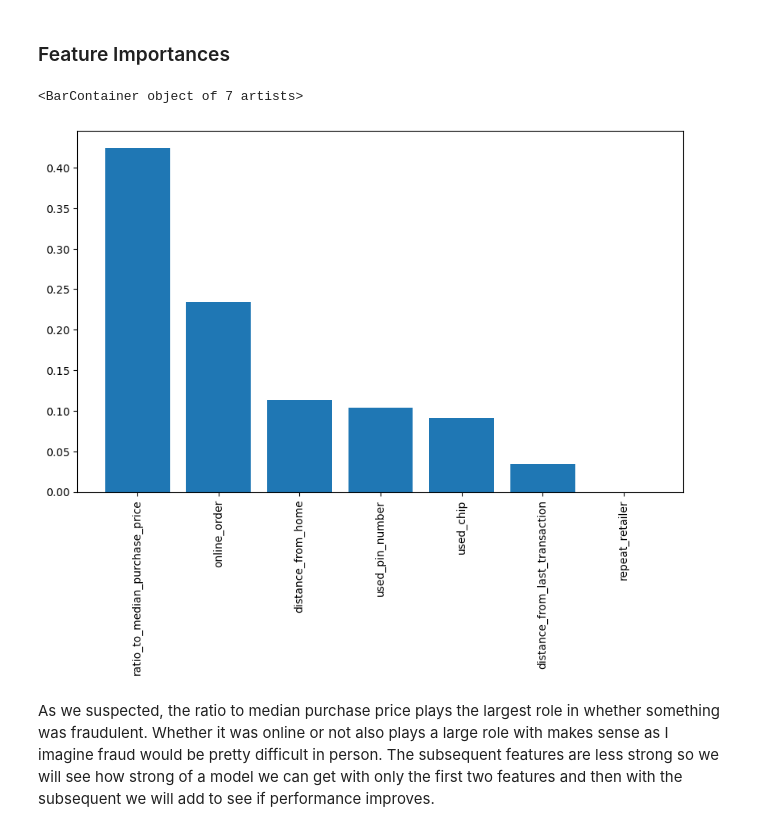
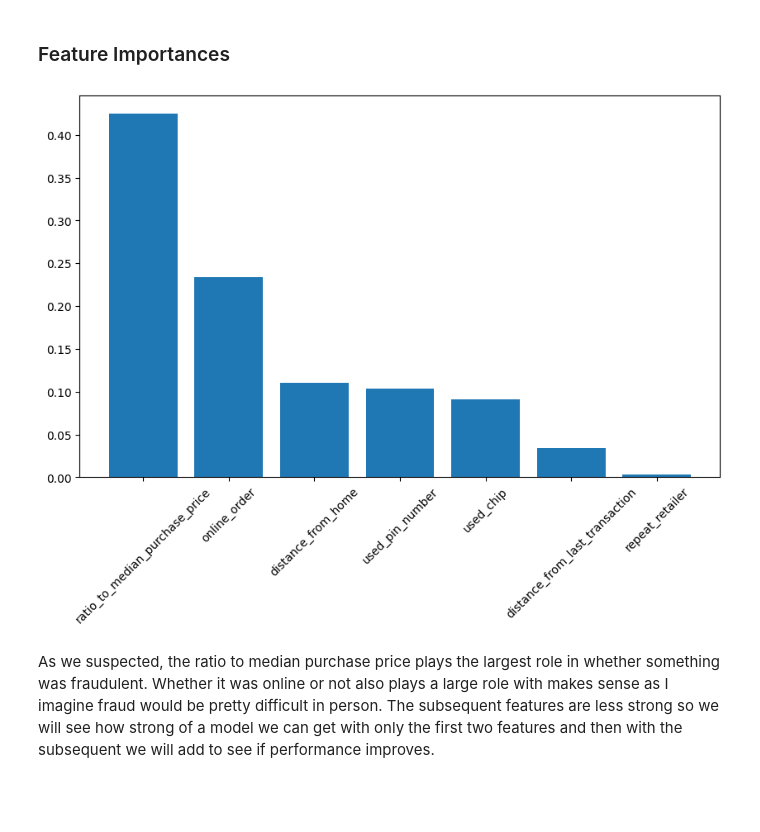
Before and after one commit to JustusEaglesmith20/Predicting-Fraud-Extracting-Insights, a Jupyter notebook: Credit Card Fraud.ipynb, the cells around one changed output. Drawn from its saved outputs; the diff is of its cells as text; code cells hidden in the pictures; blank space fills up the shorter version.

```diff
--- a/Credit Card Fraud.ipynb
+++ b/Credit Card Fraud.ipynb
@@ -33,7 +33,7 @@ fraud - Is the transaction fraudulent.
 import pandas as pd
 import numpy as np
 # %%
-df = pd.read_csv(r"C:\Users\justu\OneDrive\Documents\Data_science\Portfolio\Credit Card Fraud\card_transdata.csv")
+df = pd.read_csv(r"path")
 df.head()
 # %% [output]
 |  | distance_from_home | distance_from_last_transaction | ratio_to_median_purchase_price | repeat_retailer | used_chip | ... |
@@ -121,36 +121,36 @@ We are seeing a strong (relative) correlation between the ratio to median purcha
 # %%
 from sklearn.model_selection import train_test_split
 
 #Setting X & y for train test split
 X = df.drop(columns= 'fraud')
 y = df['fraud']
 
 #Creating Train, Validation and Test splits
 X_train,X_temp,y_train,y_temp = train_test_split(X,y, random_state= 70, test_size= .3)
 X_val,X_test,y_val,y_test = train_test_split(X_temp,y_temp, random_state= 70, test_size= .5)
 
 #Doing a quick RF model to pull out important features
 from sklearn.tree import DecisionTreeClassifier
 
 #Instancing
 rf = DecisionTreeClassifier()
 
 #Fitting
 rf.fit(X_train,y_train)
 
 #Pulling out important features
 init_import = rf.feature_importances_
 import_df = pd.DataFrame({'cols':X.columns,
                           'feature_importances': init_import})
 import_df = import_df.sort_values(by='feature_importances', ascending= False)
 
 #plotting
 plt.figure(figsize=(10,6))
-plt.xticks(rotation = 90)
+plt.xticks(rotation = 45)
 plt.bar(import_df['cols'], import_df['feature_importances'])
+plt.savefig('Feature_importances.png')
 # %% [output]
-<BarContainer object of 7 artists>
-[figure, old version]
+[figure, new version]
 # %% [markdown]
 As we suspected, the ratio to median purchase price plays the largest role in whether something was fraudulent. Whether it was online or not also plays a large role with makes sense as I imagine fraud would be pretty difficult in person. The subsequent features are less strong so we will see how strong of a model we can get with only the first two features and then with the subsequent we will add to see if performance improves.
 # %% [markdown]
```
Also changed, not shown: parts of 1 cell of this notebook.
